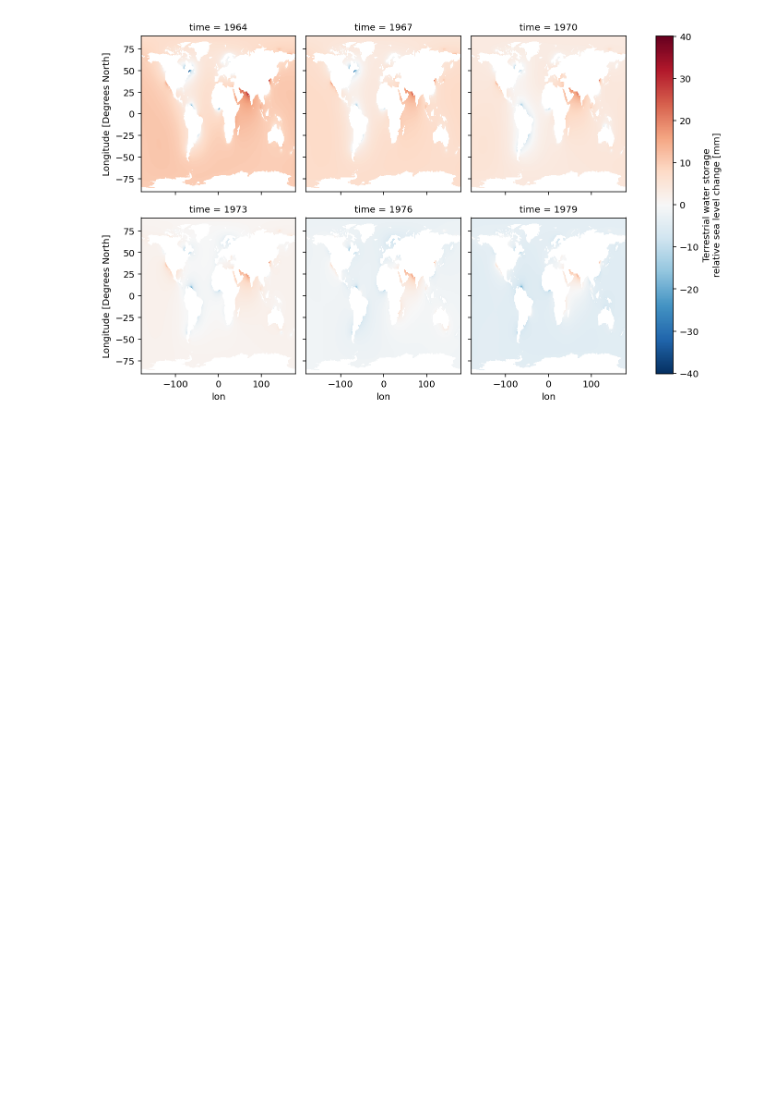
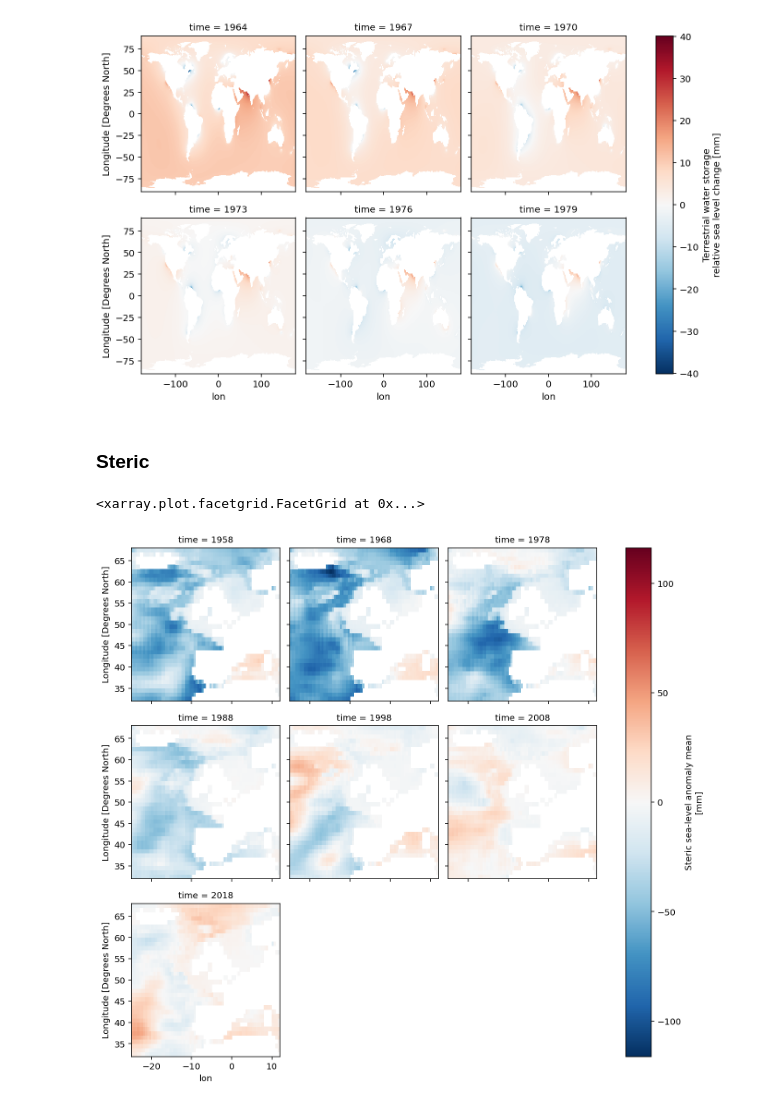
Before and after one commit to Jacobiaan/SLBudget, a Jupyter notebook: notebooks/Frederikse2020.ipynb, the cells around one changed output. Drawn from its saved outputs; the diff is of its cells as text; code cells hidden in the pictures; blank space fills up the shorter version.

```diff
--- a/notebooks/Frederikse2020.ipynb
+++ b/notebooks/Frederikse2020.ipynb
@@ -143,3 +74,13 @@ tws_sel.plot(x='lon', y='lat', col='time', col_wrap=3)
 # %% [output]
 <xarray.plot.facetgrid.FacetGrid at 0x...>
 [figure]
+# %% [markdown]
+### Steric
+# %%
+st_ds = xr.open_dataset(f'{data_dir}steric.nc')
+st_ds = rotate_longitude(st_ds)
+# %%
+st_ds.steric_mean.sel(time=slice(1958,2018,10), lon=slice(-25,12), lat=slice(32,68)).plot(x='lon', y='lat', col='time', col_wrap=3)
+# %% [output]
+<xarray.plot.facetgrid.FacetGrid at 0x...>
+[figure, added]
```
Also changed, not shown: parts of 15 cells of this notebook, 3 other files.
